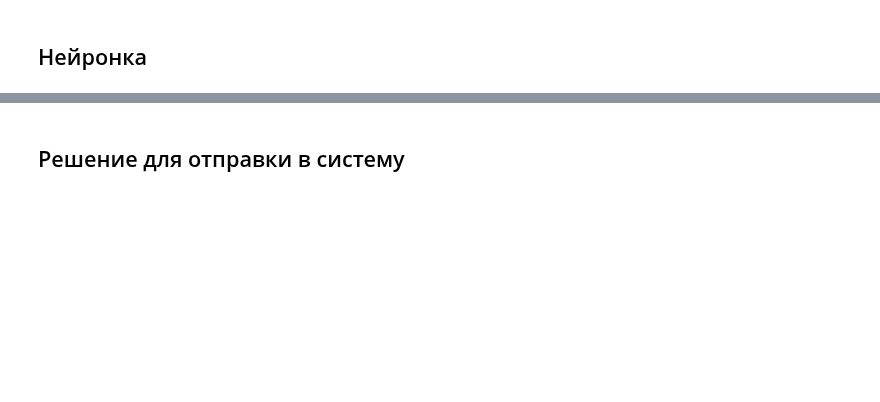
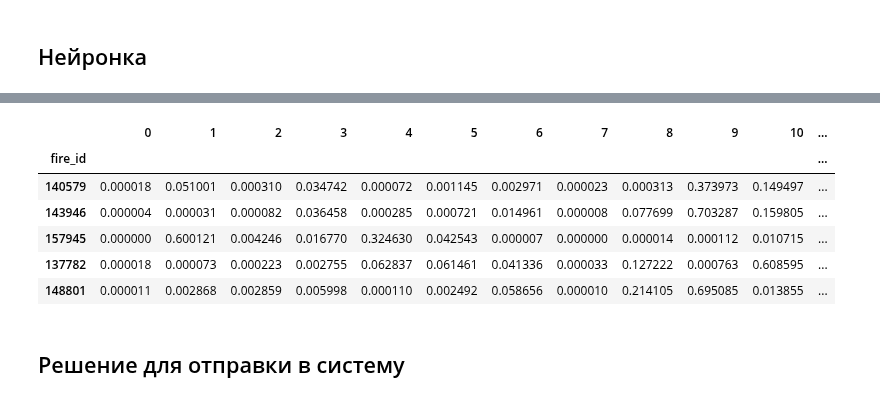
Before and after one commit to andygoosh/wildfire.sberbank.ai, a Jupyter notebook: workinprogress.ipynb, the cells around one changed output, grey strips where cells are left out. Saved outputs shown, nothing was run; the diff lists cells and outputs as text; code cells hidden in the pictures; blank space fills up the shorter version.

```diff
--- a/workinprogress.ipynb
+++ b/workinprogress.ipynb
@@ -1121,3 +1243,13 @@ Sequential: CV ROC AUC=0.949
+# %%
+tr_preds.head()
+# %% [output]
+|  | 0 | 1 | 2 | 3 | 4 | 5 | 6 | 7 | 8 | 9 | 10 | ... |
+| fire_id |  |  |  |  |  |  |  |  |  |  |  | ... |
+| 140579 | 0.000018 | 0.051001 | 0.000310 | 0.034742 | 0.000072 | 0.001145 | 0.002971 | 0.000023 | 0.000313 | 0.373973 | 0.149497 | ... |
+| 143946 | 0.000004 | 0.000031 | 0.000082 | 0.036458 | 0.000285 | 0.000721 | 0.014961 | 0.000008 | 0.077699 | 0.703287 | 0.159805 | ... |
+| 157945 | 0.000000 | 0.600121 | 0.004246 | 0.016770 | 0.324630 | 0.042543 | 0.000007 | 0.000000 | 0.000014 | 0.000112 | 0.010715 | ... |
+| 137782 | 0.000018 | 0.000073 | 0.000223 | 0.002755 | 0.062837 | 0.061461 | 0.041336 | 0.000033 | 0.127222 | 0.000763 | 0.608595 | ... |
+| 148801 | 0.000011 | 0.002868 | 0.002859 | 0.005998 | 0.000110 | 0.002492 | 0.058656 | 0.000010 | 0.214105 | 0.695085 | 0.013855 | ... |
 # %% [markdown]
 ## Решение для отправки в систему
 # %%
```
Also changed, not shown: parts of 10 cells of this notebook.
